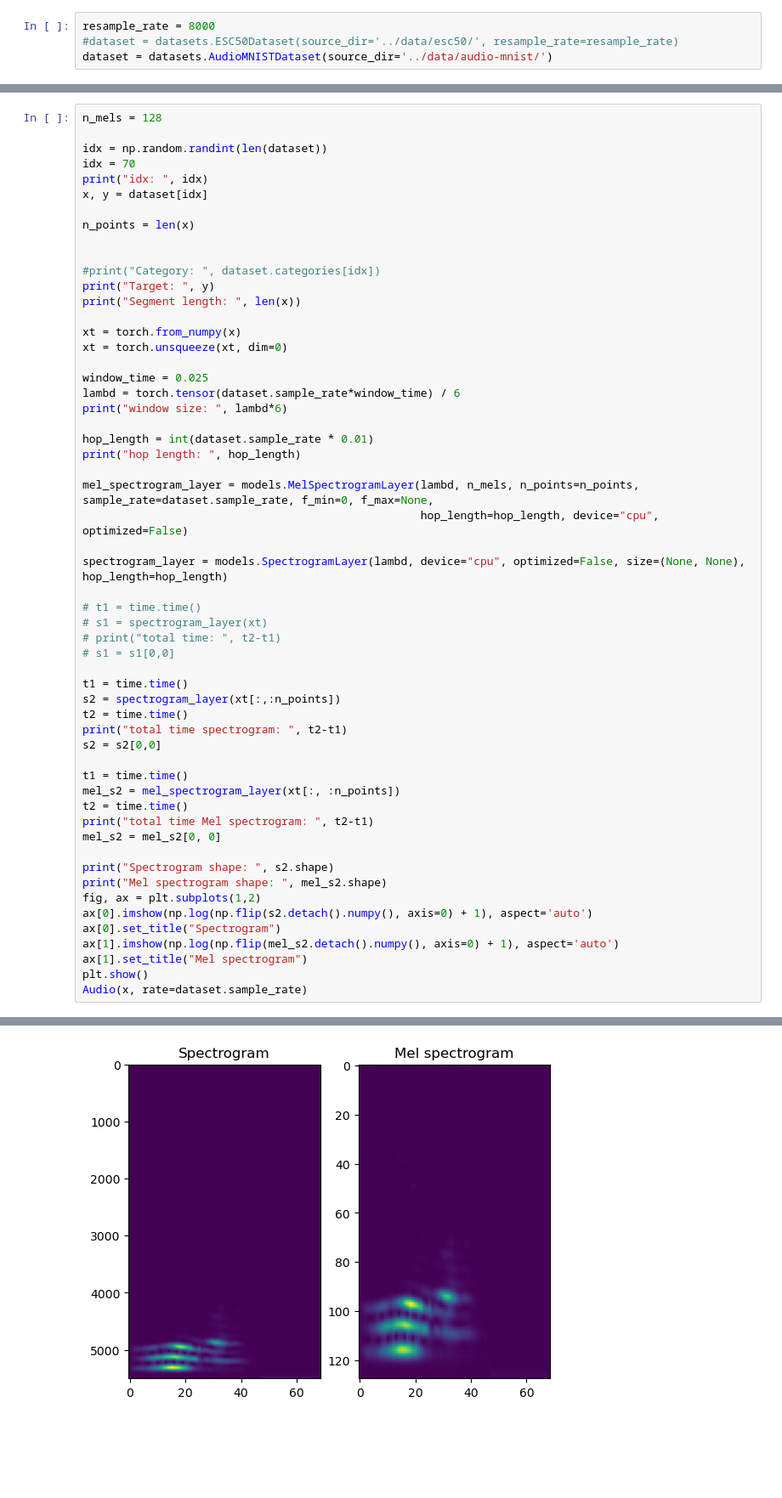
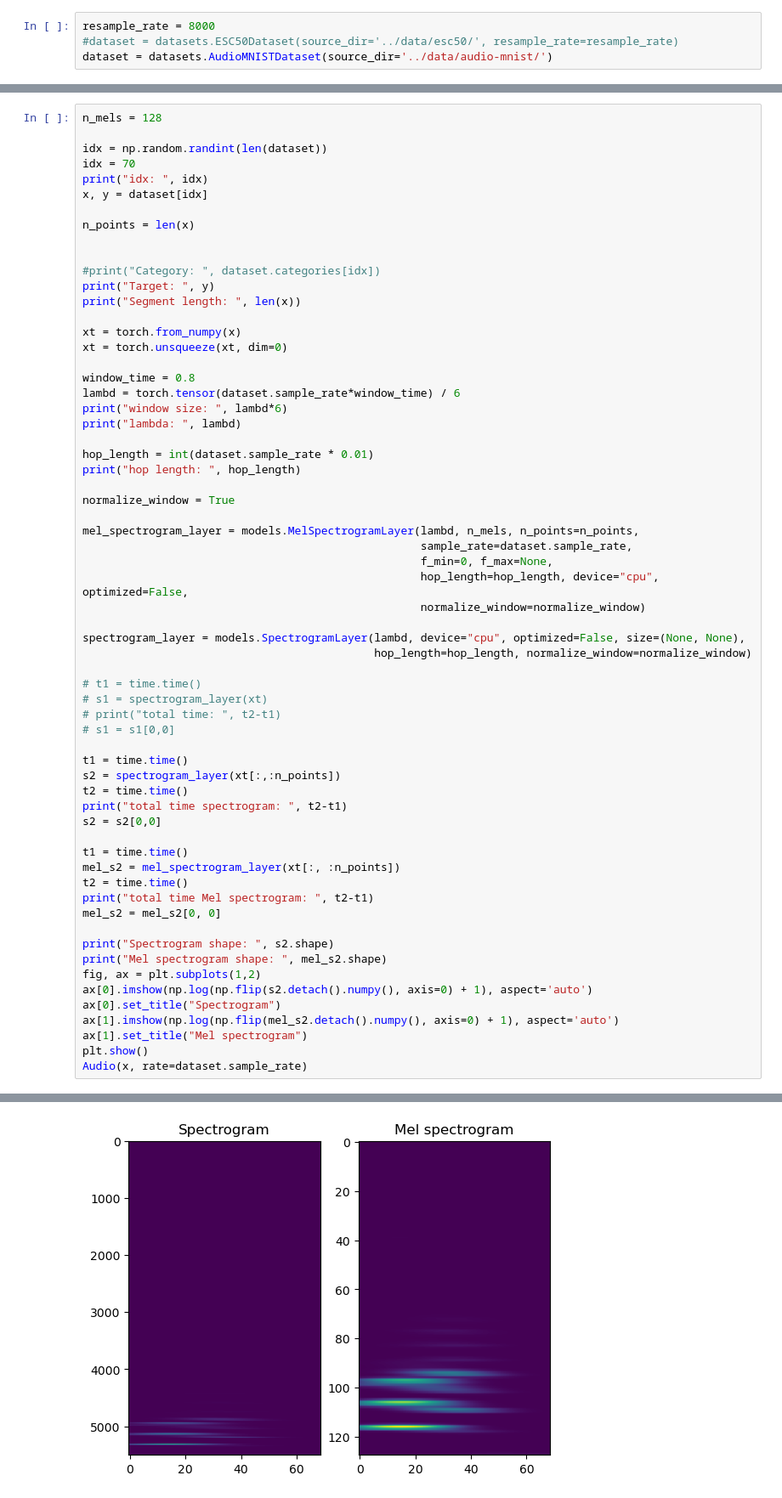
Before and after one commit to johnmartinsson/differentiable-mel-spectrogram, a Jupyter notebook: notebooks/audio_datasets.ipynb, the cells around one changed output, grey strips where cells are left out. Shown at 85% size. Cells and saved outputs as stored; diff of their text form; blank space fills up the shorter version.

```diff
--- a/notebooks/audio_datasets.ipynb
+++ b/notebooks/audio_datasets.ipynb
@@ -69,17 +65,24 @@ print("Segment length: ", len(x))
 xt = torch.from_numpy(x)
 xt = torch.unsqueeze(xt, dim=0)
 
-window_time = 0.025
+window_time = 0.8
 lambd = torch.tensor(dataset.sample_rate*window_time) / 6
 print("window size: ", lambd*6)
+print("lambda: ", lambd)
 
 hop_length = int(dataset.sample_rate * 0.01)
 print("hop length: ", hop_length)
 
-mel_spectrogram_layer = models.MelSpectrogramLayer(lambd, n_mels, n_points=n_points, sample_rate=dataset.sample_rate, f_min=0, f_max=None,
-                                                   hop_length=hop_length, device="cpu", optimized=False)
+normalize_window = True
 
-spectrogram_layer = models.SpectrogramLayer(lambd, device="cpu", optimized=False, size=(None, None), hop_length=hop_length)
+mel_spectrogram_layer = models.MelSpectrogramLayer(lambd, n_mels, n_points=n_points,
+                                                   sample_rate=dataset.sample_rate,
+                                                   f_min=0, f_max=None,
+                                                   hop_length=hop_length, device="cpu", optimized=False,
+                                                   normalize_window=normalize_window)
+
+spectrogram_layer = models.SpectrogramLayer(lambd, device="cpu", optimized=False, size=(None, None),
+                                            hop_length=hop_length, normalize_window=normalize_window)
 
 # t1 = time.time()
 # s1 = spectrogram_layer(xt)
@@ -118,5 +122,5 @@ total time Mel spectrogram:  0.0034673213958740234
 Spectrogram shape:  torch.Size([5501, 69])
 Mel spectrogram shape:  torch.Size([128, 69])
-[figure, old version]
+[figure, new version]
 [interactive output not drawn]
 # %%
```
Also changed, not shown: parts of 9 cells of this notebook, 1 other file.
